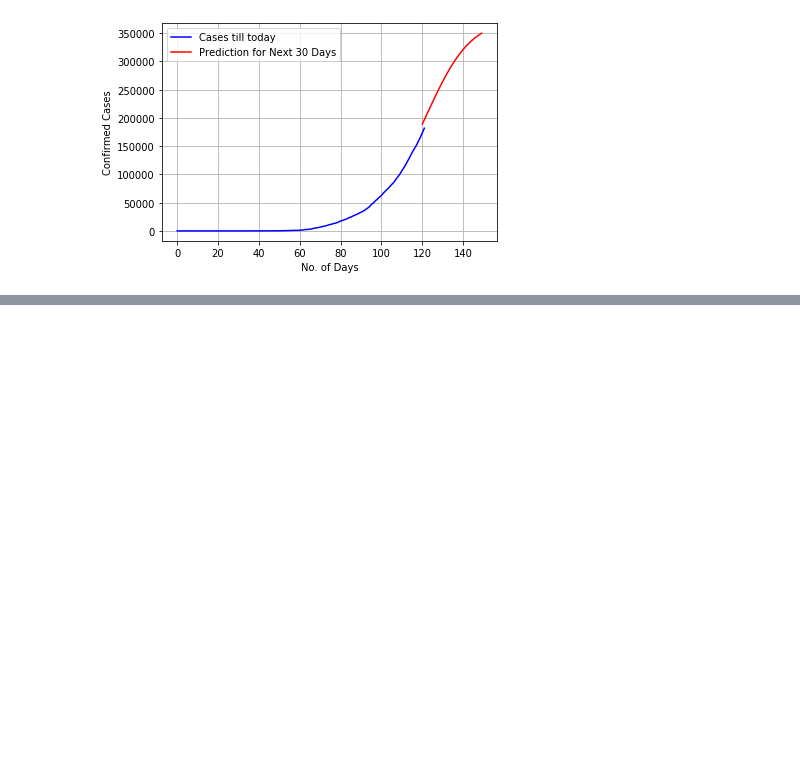
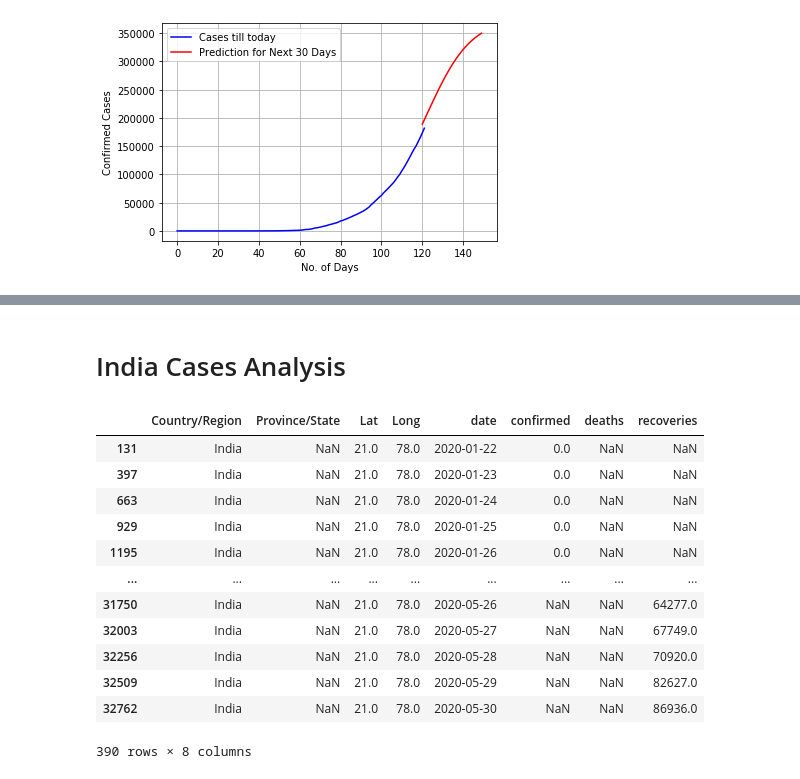
Before and after one commit to tariqmhmd5/Covid-Prediction, a Jupyter notebook: Prediction using LSTM.ipynb, the cells around one changed output, grey strips where cells are left out. Drawn from its saved outputs; the diff is of its cells as text; code cells hidden in the pictures; blank space fills up the shorter version.

```diff
--- a/Prediction using LSTM.ipynb
+++ b/Prediction using LSTM.ipynb
@@ -369,0 +478,26 @@ Text(0.5, 0, 'No. of Days')
+# %% [markdown]
+# India Cases Analysis
+# %%
+confirm=confirmed_df.loc[confirmed_df['Country/Region']=='India']
+# %%
+death=deaths_df.loc[deaths_df['Country/Region']=='India']
+# %%
+recover=recoveries_df[recoveries_df['Country/Region']=='India']
+# %%
+data=pd.concat([confirm,death,recover])
+# %%
+data
+# %% [output]
+|  | Country/Region | Province/State | Lat | Long | date | confirmed | deaths | recoveries |
+| 131 | India | NaN | 21.0 | 78.0 | 2020-01-22 | 0.0 | NaN | NaN |
+| 397 | India | NaN | 21.0 | 78.0 | 2020-01-23 | 0.0 | NaN | NaN |
+| 663 | India | NaN | 21.0 | 78.0 | 2020-01-24 | 0.0 | NaN | NaN |
+| 929 | India | NaN | 21.0 | 78.0 | 2020-01-25 | 0.0 | NaN | NaN |
+| 1195 | India | NaN | 21.0 | 78.0 | 2020-01-26 | 0.0 | NaN | NaN |
+| ... | ... | ... | ... | ... | ... | ... | ... | ... |
+| 31750 | India | NaN | 21.0 | 78.0 | 2020-05-26 | NaN | NaN | 64277.0 |
+| 32003 | India | NaN | 21.0 | 78.0 | 2020-05-27 | NaN | NaN | 67749.0 |
+| 32256 | India | NaN | 21.0 | 78.0 | 2020-05-28 | NaN | NaN | 70920.0 |
+| 32509 | India | NaN | 21.0 | 78.0 | 2020-05-29 | NaN | NaN | 82627.0 |
+| 32762 | India | NaN | 21.0 | 78.0 | 2020-05-30 | NaN | NaN | 86936.0 |
+390 rows × 8 columns
```
Also changed, not shown: parts of 29 cells of this notebook.
